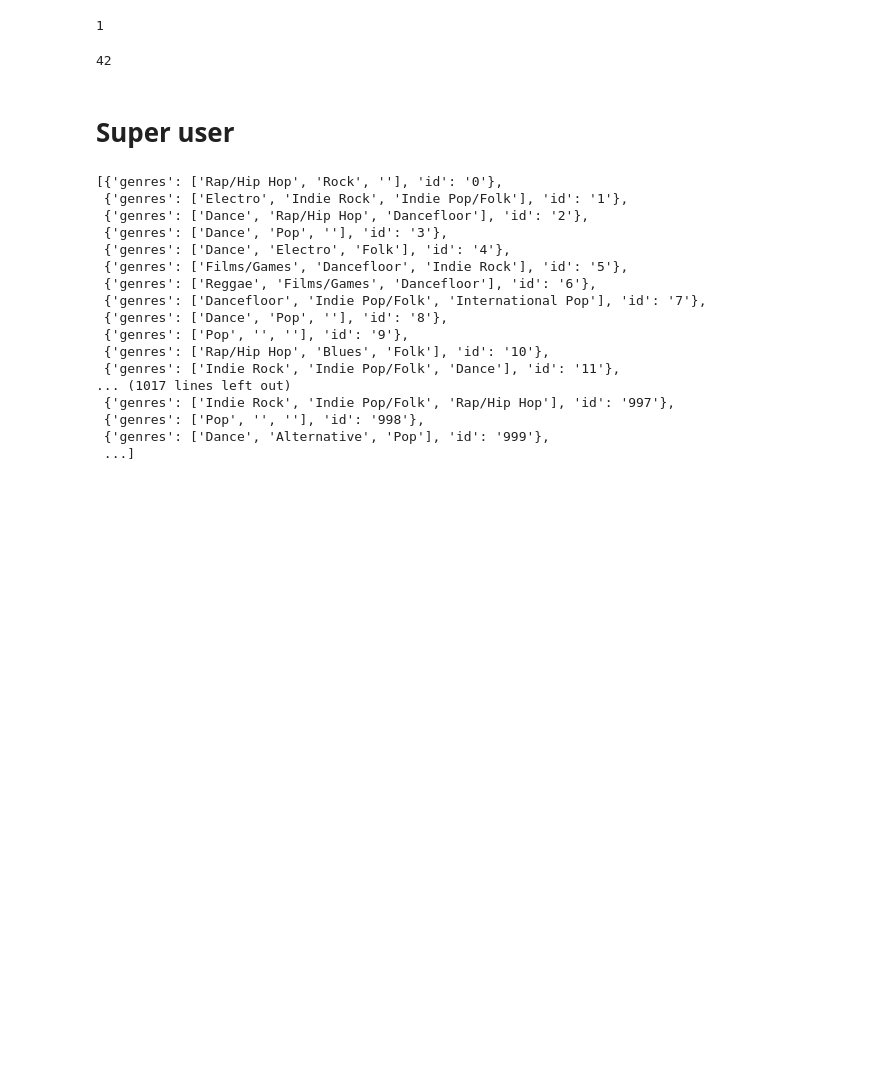
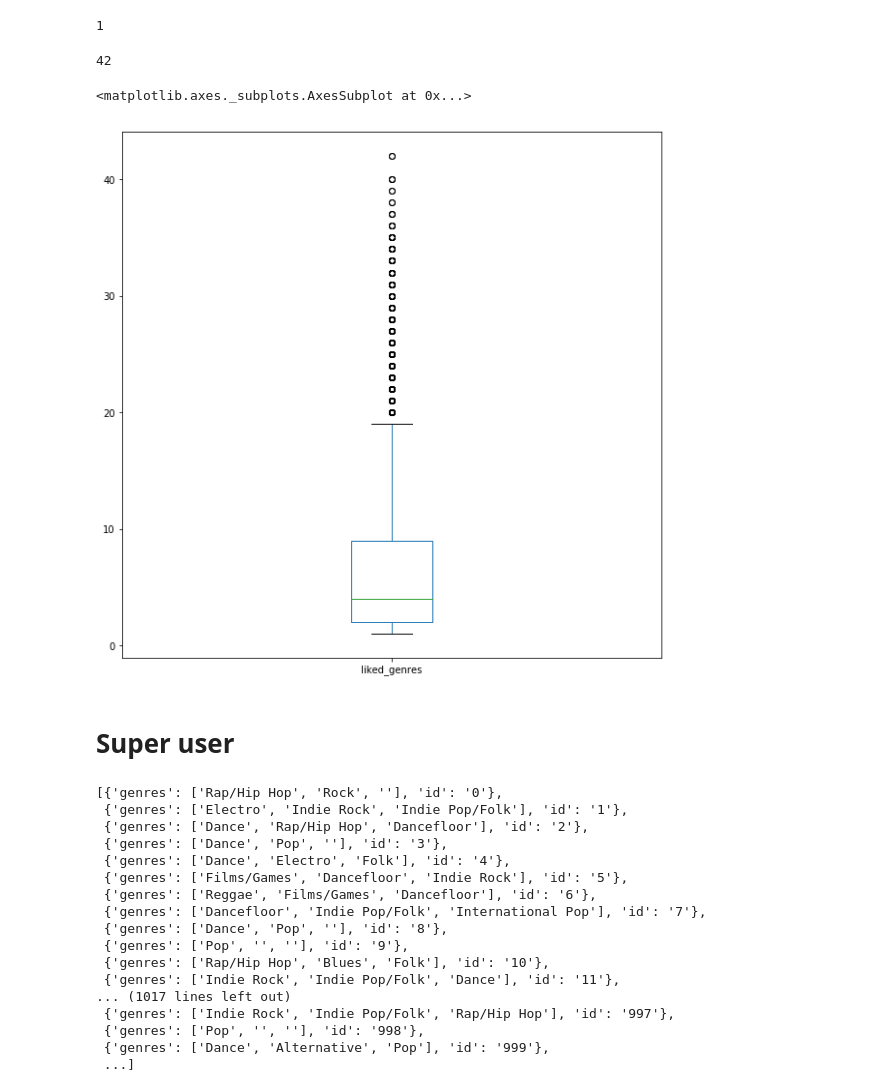
Before and after one commit to zakaryaxali/network_deezer, a Jupyter notebook: super_users_HU.ipynb, the cells around one changed output. Cells and saved outputs as stored; diff of their text form; code cells hidden in the pictures; blank space fills up the shorter version.

```diff
--- a/super_users_HU.ipynb
+++ b/super_users_HU.ipynb
@@ -93,6 +70,12 @@ number_genres_HU['liked_genres'].min()
 number_genres_HU['liked_genres'].max()
 # %% [output]
 42
+# %%
+plt.figure(figsize=(10,10))
+number_genres_HU['liked_genres'].plot.box()
+# %% [output]
+<matplotlib.axes._subplots.AxesSubplot at 0x...>
+[figure, added]
 # %% [markdown]
 # Super user
 # %%
```
Also changed, not shown: parts of 7 cells of this notebook, 2 other files.
